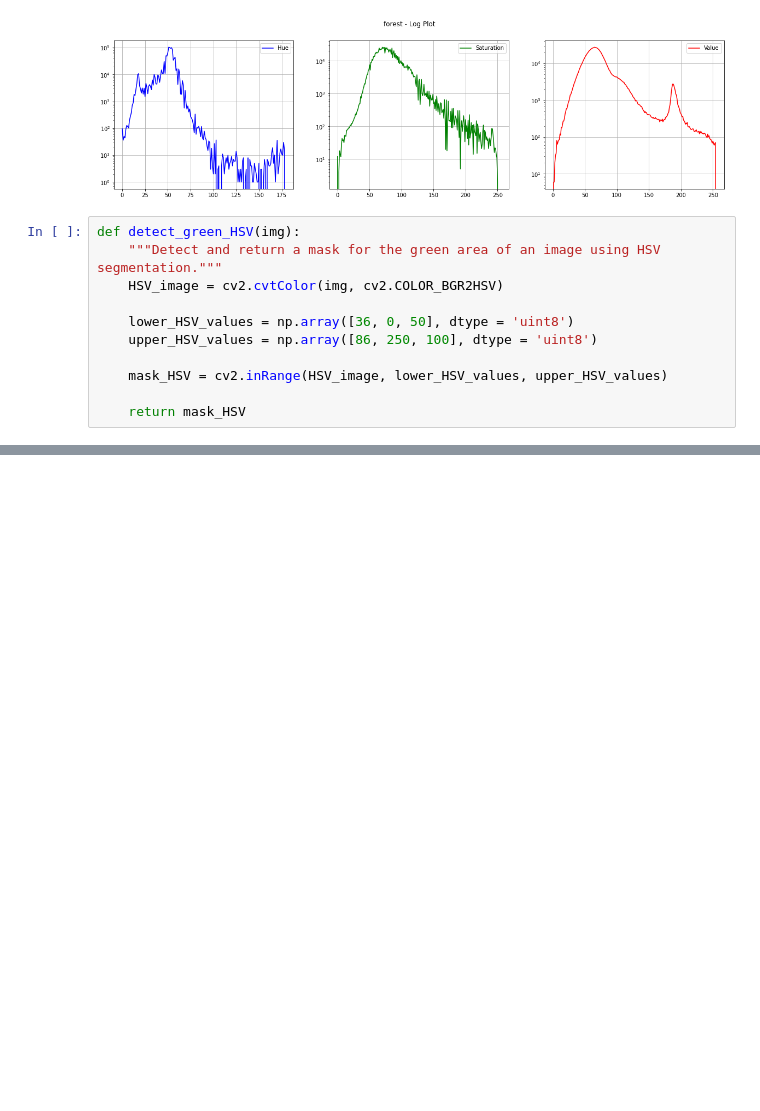
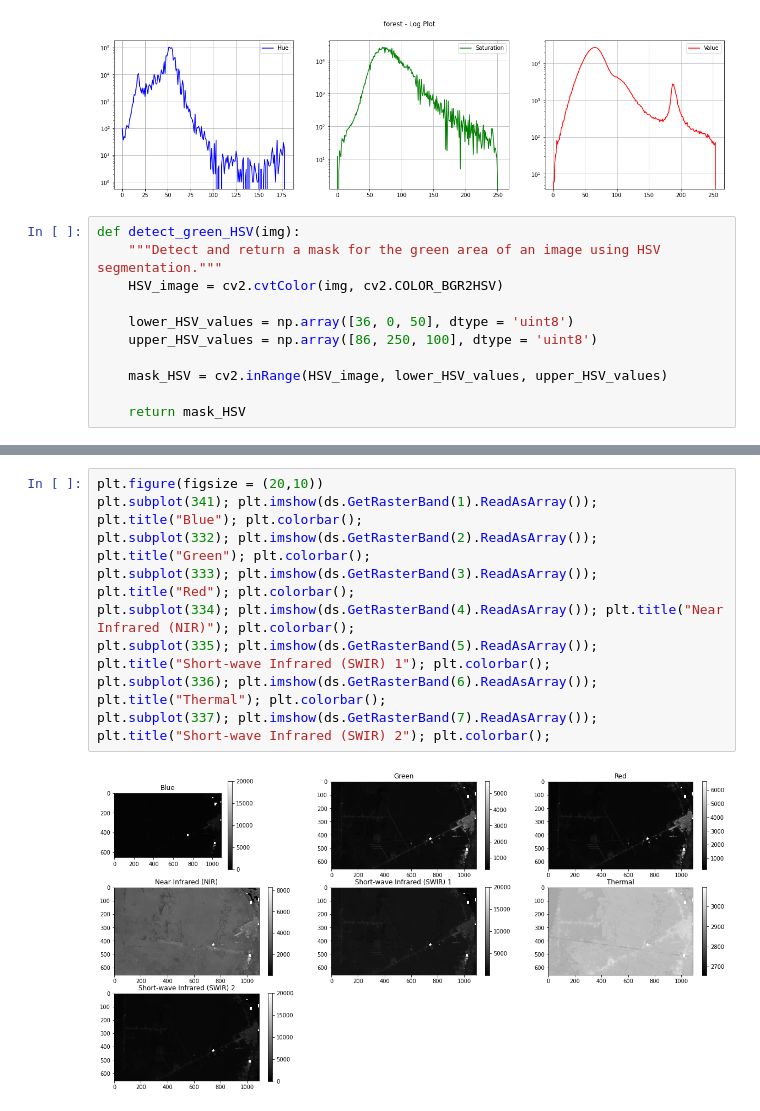
Before and after one commit to chinmaydas96/OpenCV-for-Beginner, a Jupyter notebook: Module-3-Histogram-Segmentation/Test-Application.ipynb, the cells around one changed output, grey strips where cells are left out. Saved outputs shown, nothing was run; the diff lists cells and outputs as text; blank space fills up the shorter version.

```diff
--- a/Module-3-Histogram-Segmentation/Test-Application.ipynb
+++ b/Module-3-Histogram-Segmentation/Test-Application.ipynb
@@ -176,0 +184,11 @@ NameError: name 'image_file' is not defined
+# %%
+plt.figure(figsize = (20,10))
+plt.subplot(341); plt.imshow(ds.GetRasterBand(1).ReadAsArray()); plt.title("Blue"); plt.colorbar();
+plt.subplot(332); plt.imshow(ds.GetRasterBand(2).ReadAsArray()); plt.title("Green"); plt.colorbar();
+plt.subplot(333); plt.imshow(ds.GetRasterBand(3).ReadAsArray()); plt.title("Red"); plt.colorbar();
+plt.subplot(334); plt.imshow(ds.GetRasterBand(4).ReadAsArray()); plt.title("Near Infrared (NIR)"); plt.colorbar();
+plt.subplot(335); plt.imshow(ds.GetRasterBand(5).ReadAsArray()); plt.title("Short-wave Infrared (SWIR) 1"); plt.colorbar();
+plt.subplot(336); plt.imshow(ds.GetRasterBand(6).ReadAsArray()); plt.title("Thermal"); plt.colorbar();
+plt.subplot(337); plt.imshow(ds.GetRasterBand(7).ReadAsArray()); plt.title("Short-wave Infrared (SWIR) 2"); plt.colorbar();
+# %% [output]
+[figure, added]
```
Also changed, not shown: parts of 5 cells of this notebook, 5 other files.
